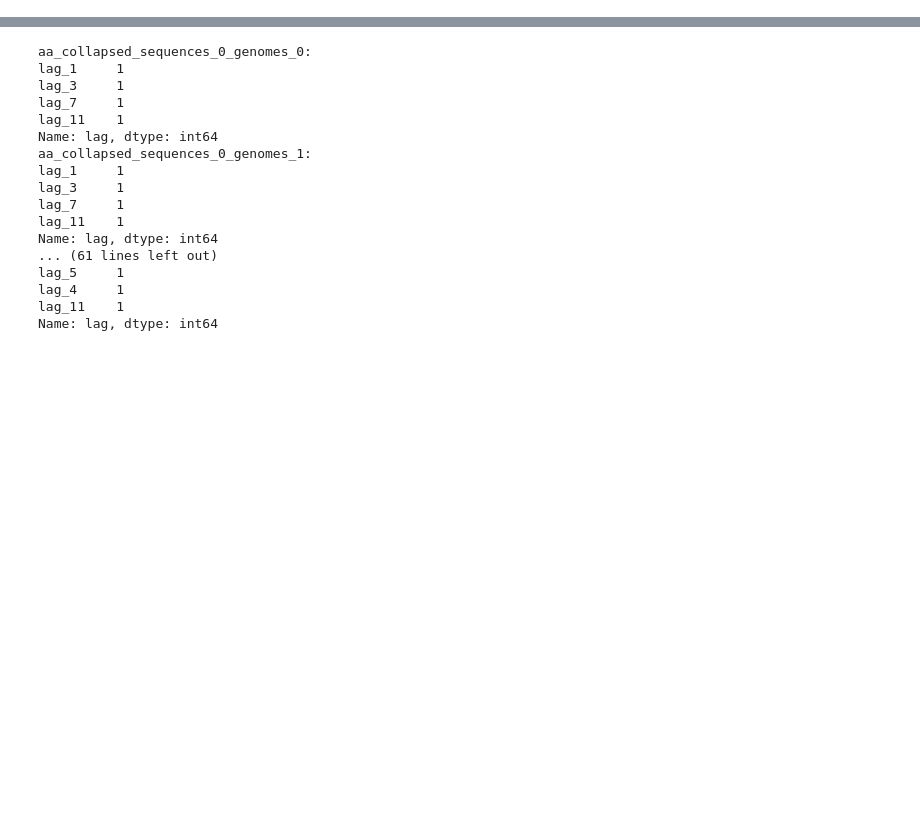
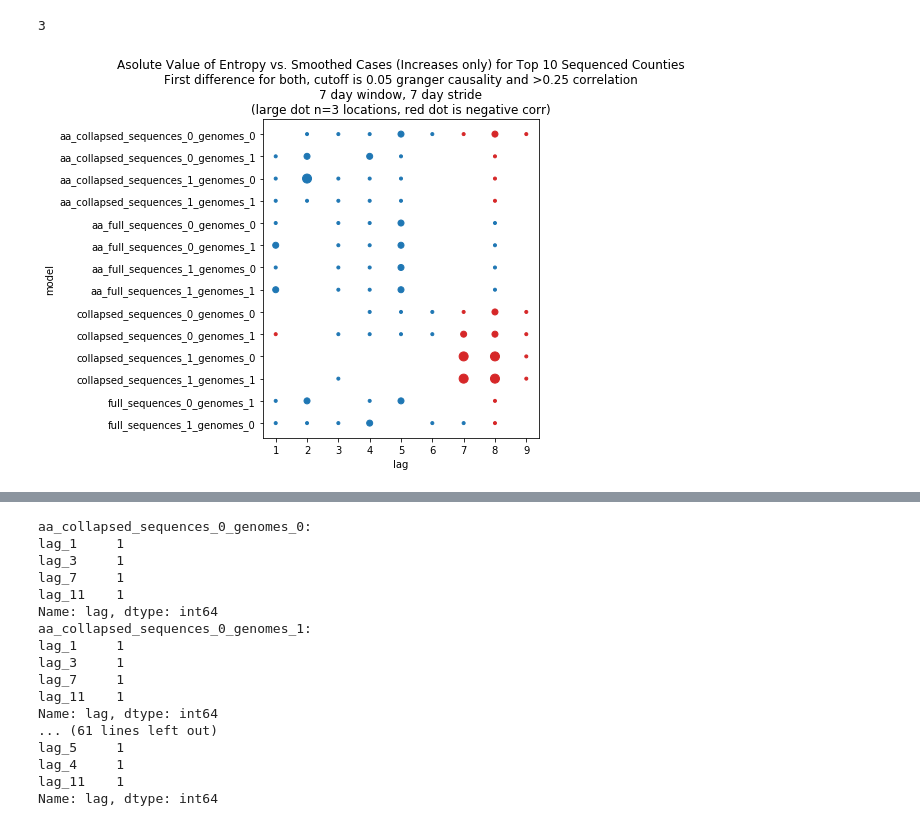
Before and after one commit to itsyosef/bionetworks, a Jupyter notebook: covid/notebooks/EntropyCorrs.ipynb, the cells around one changed output, grey strips where cells are left out. Saved outputs shown, nothing was run; the diff lists cells and outputs as text; code cells hidden in the pictures; blank space fills up the shorter version.

```diff
--- a/covid/notebooks/EntropyCorrs.ipynb
+++ b/covid/notebooks/EntropyCorrs.ipynb
@@ -130,0 +424,24 @@ modelq
+# %%
+model_summary = pd.concat(location_dfs_abs).reset_index(drop=True)
+model_summary["lag_val"] = model_summary.lag.apply(lambda row: int(row.split("_")[1]))
+model_summary["model_name"] = model_summary.model.apply(model_name_map)
+
+fig, ax = plt.subplots(figsize=(8,6))
+
+model_counts = model_summary.copy()
+model_counts["count"] = model_counts.correlation.apply(lambda row: 1 if row > 0 else -1)
+model_counts["lag"] = model_counts.lag.apply(lambda row: int(row.split("_")[1]))
+model_counts = model_counts.groupby(["lag", "model"])["count"].sum().reset_index()
+print(model_counts["count"].max())
+model_counts["color"] = model_counts["count"].apply(lambda row: "tab:blue" if row > 0 else "tab:red")
+model_counts["count"] = (model_counts["count"] * 3) ** 2
+model_counts["count"] = model_counts["count"].abs()
+model_counts = model_counts.sort_values("model", ascending=False)
+model_counts.plot.scatter(x="lag", y="model", s="count", c=model_counts["color"], ax=ax)
+
+ax.set_title("Asolute Value of Entropy vs. Smoothed Cases (Increases only) for Top 10 Sequenced Counties\nFirst difference for both, cutoff is 0.05 granger causality and >0.25 correlation\n7 day window, 7 day stride\n(large dot n=3 locations, red dot is negative corr)")
+plt.tight_layout()
+plt.savefig("abs_entropy_and cases_first_diff_pos_only_window_7_step_7_top_10.png", dpi=100, bbox_inches='tight')
+# %% [output]
+3
+[figure, added]
```
Also changed, not shown: parts of 25 cells of this notebook, 11 other files.
